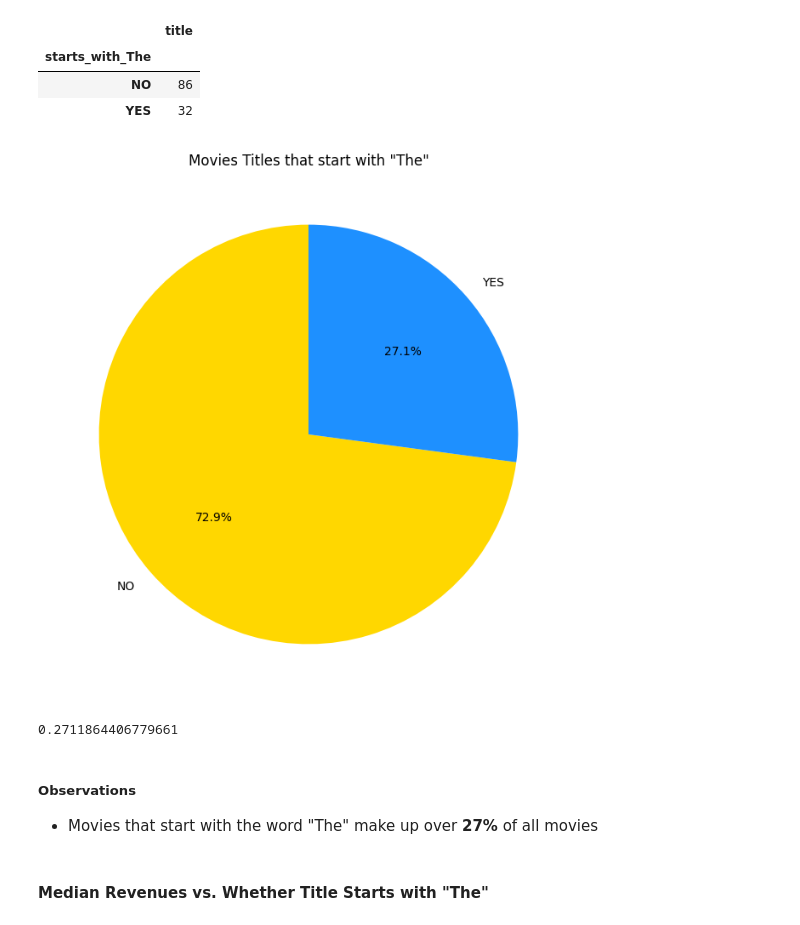
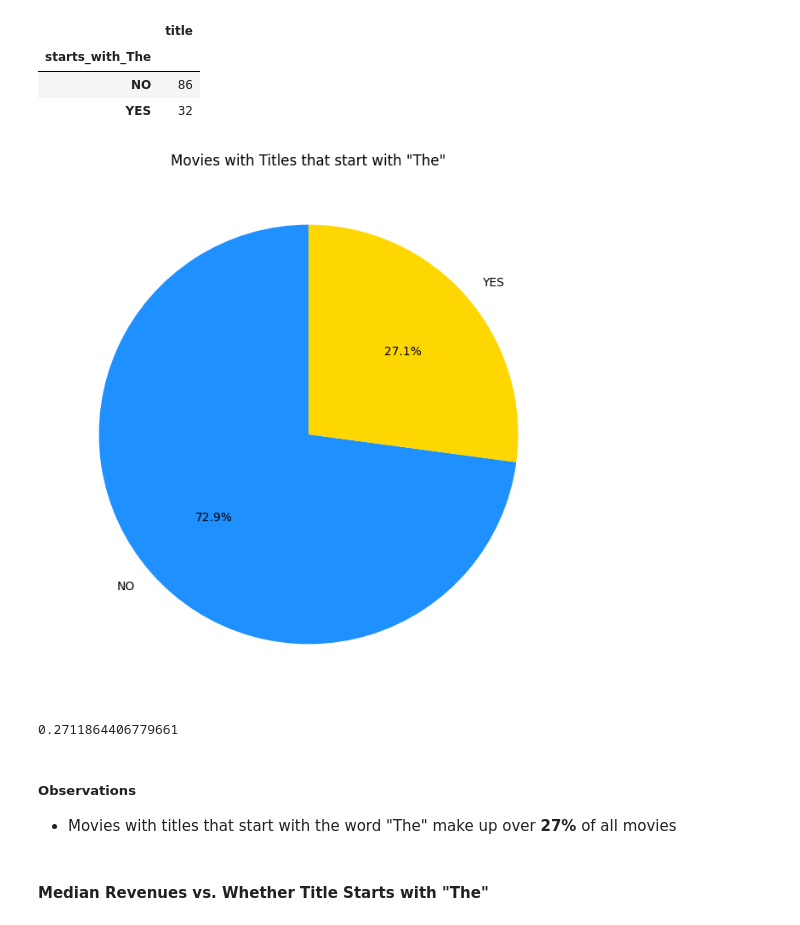
Before and after one commit to AlexPMorton/A24-Movies-EDA, a Jupyter notebook: A24_EDA.ipynb, the cells around one changed output. Drawn from its saved outputs; the diff is of its cells as text; code cells hidden in the pictures.

```diff
--- a/A24_EDA.ipynb
+++ b/A24_EDA.ipynb
@@ -410,24 +414,24 @@ A24_titles_revenues_grouped
 # %% [markdown]
 When I was looking through the data, I noticed that a lot of movie titles started with word **"The"**...
 # %%
-A24_titles_The = A24.copy()
+A24_title_The = A24.copy()
 
-# Adding column with values based whether the movie title starts with "The"
-A24_titles_The['starts_with_The'] = np.select([A24_titles_The['title'].str.startswith("The")], ['YES'], default='NO')
+# Adding column with values based whether the movie title starts with "The "
+A24_title_The['starts_with_The'] = np.select([A24_title_The['title'].str.startswith("The ")], ['YES'], default='NO')
 
-A24_titles_The_grouped = A24_titles_The.groupby(['starts_with_The']).count()
+A24_title_The_count = A24_title_The.groupby('starts_with_The').count()
 
-A24_titles_The_grouped[['title']]
+A24_title_The_count[['title']]
 # %% [output]
 |  | title |
 | starts_with_The |  |
 | NO | 86 |
 | YES | 32 |
 # %%
-A24_titles_The_grouped_plot = A24_titles_The_grouped.plot(kind ='pie', y = 'title', ylabel = "", title = 'Movies Titles that start with "The"', colors = ['gold','dodgerblue'], figsize = (12,12/1.5), autopct='%.1f%%', startangle = 90)
+A24_title_The_count_plot = A24_title_The_count.plot(kind ='pie', y = 'title', ylabel = "", title = 'Movies with Titles that start with "The"', colors = ['dodgerblue','gold'], figsize = (12,12/1.5), autopct='%.1f%%', startangle = 90)
 
-A24_titles_The_grouped_plot.get_legend().remove()
+A24_title_The_count_plot.get_legend().remove()
 # %% [output]
-[figure, old version]
+[figure, new version]
 # %%
 # Calculating percentage of movie titles that start with "The" in all movies
@@ -436,7 +440,7 @@ A24_titles_The_grouped['title'].loc['YES'] / A24_titles_The_grouped['title'].sum
 0.2711864406779661
 # %% [markdown]
 ##### Observations
-- Movies that start with the word "The" make up over **27%** of all movies
+- Movies with titles that start with the word "The" make up over **27%** of all movies
 # %% [markdown]
 #### Median Revenues vs. Whether Title Starts with "The"
 # %%
```
Also changed, not shown: parts of 38 cells of this notebook.
